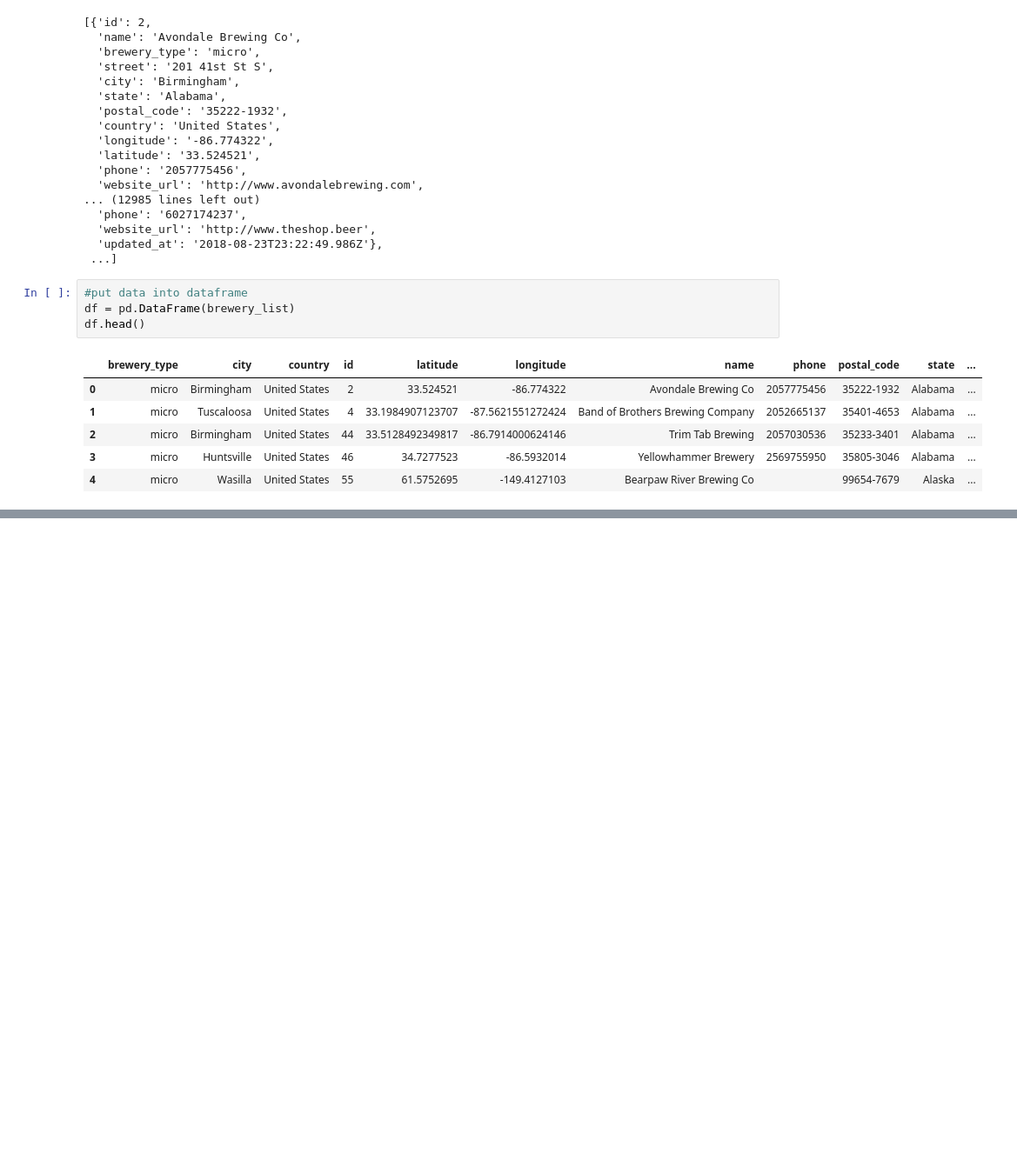
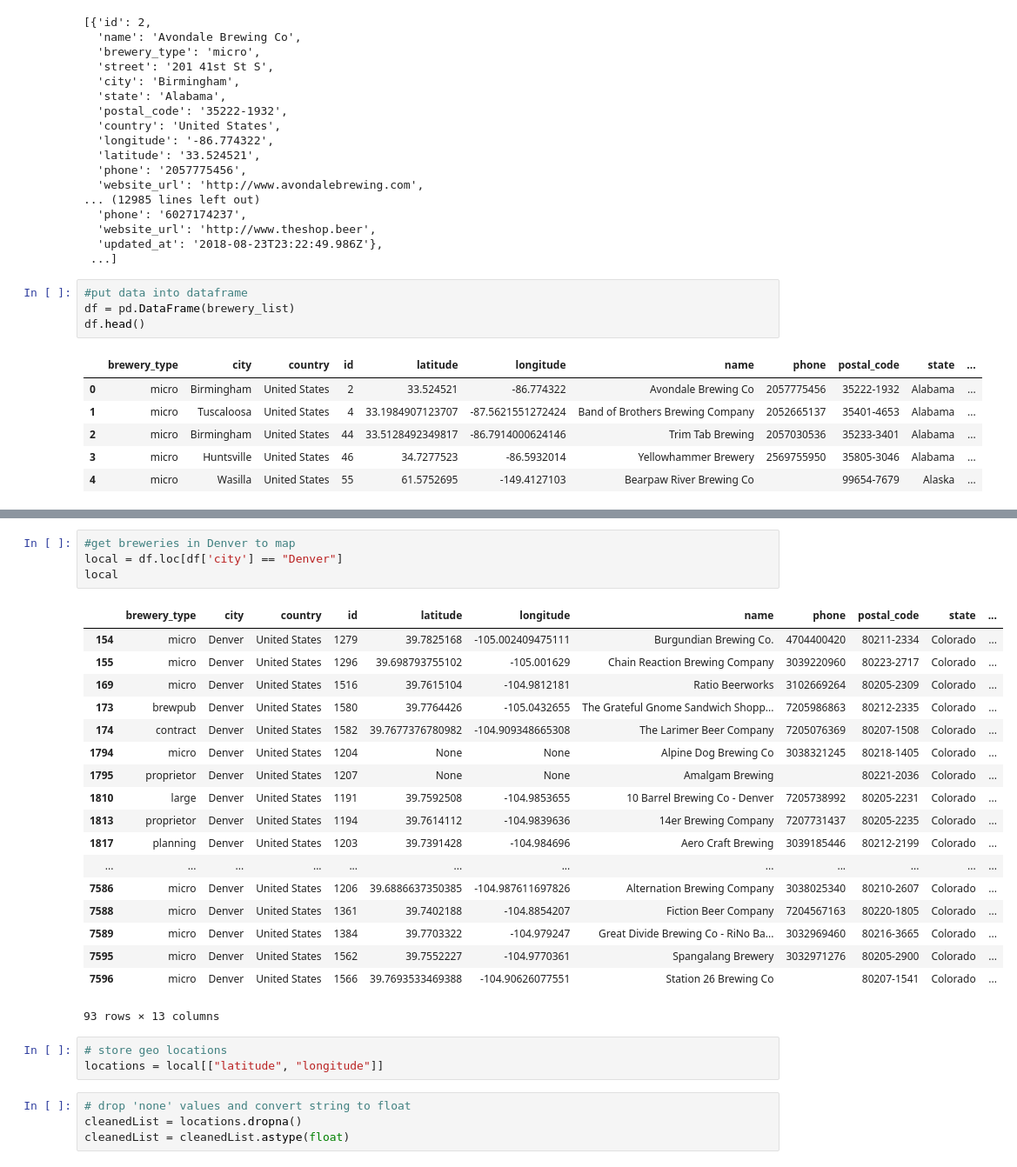
Before and after one commit to Bootcamp-Group-6/BetterBeerBrowsings, a Jupyter notebook: Starter Code.ipynb, the cells around one changed output, grey strips where cells are left out. Shown: that part at 87% size. Drawn from its saved outputs; the diff is of its cells as text; blank space fills up the shorter version.

```diff
--- a/Starter Code.ipynb
+++ b/Starter Code.ipynb
@@ -95,3 +98,33 @@ Denver        93
 Seattle       72
 Chicago       65
 Name: brewery_type, dtype: int64
+# %%
+#get breweries in Denver to map
+local = df.loc[df['city'] == "Denver"]
+local
+# %% [output]
+|  | brewery_type | city | country | id | latitude | longitude | name | phone | postal_code | state | ... |
+| 154 | micro | Denver | United States | 1279 | 39.7825168 | -105.002409475111 | Burgundian Brewing Co. | 4704400420 | 80211-2334 | Colorado | ... |
+| 155 | micro | Denver | United States | 1296 | 39.698793755102 | -105.001629 | Chain Reaction Brewing Company | 3039220960 | 80223-2717 | Colorado | ... |
+| 169 | micro | Denver | United States | 1516 | 39.7615104 | -104.9812181 | Ratio Beerworks | 3102669264 | 80205-2309 | Colorado | ... |
+| 173 | brewpub | Denver | United States | 1580 | 39.7764426 | -105.0432655 | The Grateful Gnome Sandwich Shopp... | 7205986863 | 80212-2335 | Colorado | ... |
+| 174 | contract | Denver | United States | 1582 | 39.7677376780982 | -104.909348665308 | The Larimer Beer Company | 7205076369 | 80207-1508 | Colorado | ... |
+| 1794 | micro | Denver | United States | 1204 | None | None | Alpine Dog Brewing Co | 3038321245 | 80218-1405 | Colorado | ... |
+| 1795 | proprietor | Denver | United States | 1207 | None | None | Amalgam Brewing |  | 80221-2036 | Colorado | ... |
+| 1810 | large | Denver | United States | 1191 | 39.7592508 | -104.9853655 | 10 Barrel Brewing Co - Denver | 7205738992 | 80205-2231 | Colorado | ... |
+| 1813 | proprietor | Denver | United States | 1194 | 39.7614112 | -104.9839636 | 14er Brewing Company | 7207731437 | 80205-2235 | Colorado | ... |
+| 1817 | planning | Denver | United States | 1203 | 39.7391428 | -104.984696 | Aero Craft Brewing | 3039185446 | 80212-2199 | Colorado | ... |
+| ... | ... | ... | ... | ... | ... | ... | ... | ... | ... | ... | ... |
+| 7586 | micro | Denver | United States | 1206 | 39.6886637350385 | -104.987611697826 | Alternation Brewing Company | 3038025340 | 80210-2607 | Colorado | ... |
+| 7588 | micro | Denver | United States | 1361 | 39.7402188 | -104.8854207 | Fiction Beer Company | 7204567163 | 80220-1805 | Colorado | ... |
+| 7589 | micro | Denver | United States | 1384 | 39.7703322 | -104.979247 | Great Divide Brewing Co - RiNo Ba... | 3032969460 | 80216-3665 | Colorado | ... |
+| 7595 | micro | Denver | United States | 1562 | 39.7552227 | -104.9770361 | Spangalang Brewery | 3032971276 | 80205-2900 | Colorado | ... |
+| 7596 | micro | Denver | United States | 1566 | 39.7693533469388 | -104.90626077551 | Station 26 Brewing Co |  | 80207-1541 | Colorado | ... |
+93 rows × 13 columns
+# %%
+# store geo locations
+locations = local[["latitude", "longitude"]]
+# %%
+# drop 'none' values and convert string to float
+cleanedList = locations.dropna()
+cleanedList = cleanedList.astype(float)
```
Also changed, not shown: parts of 6 cells of this notebook.
